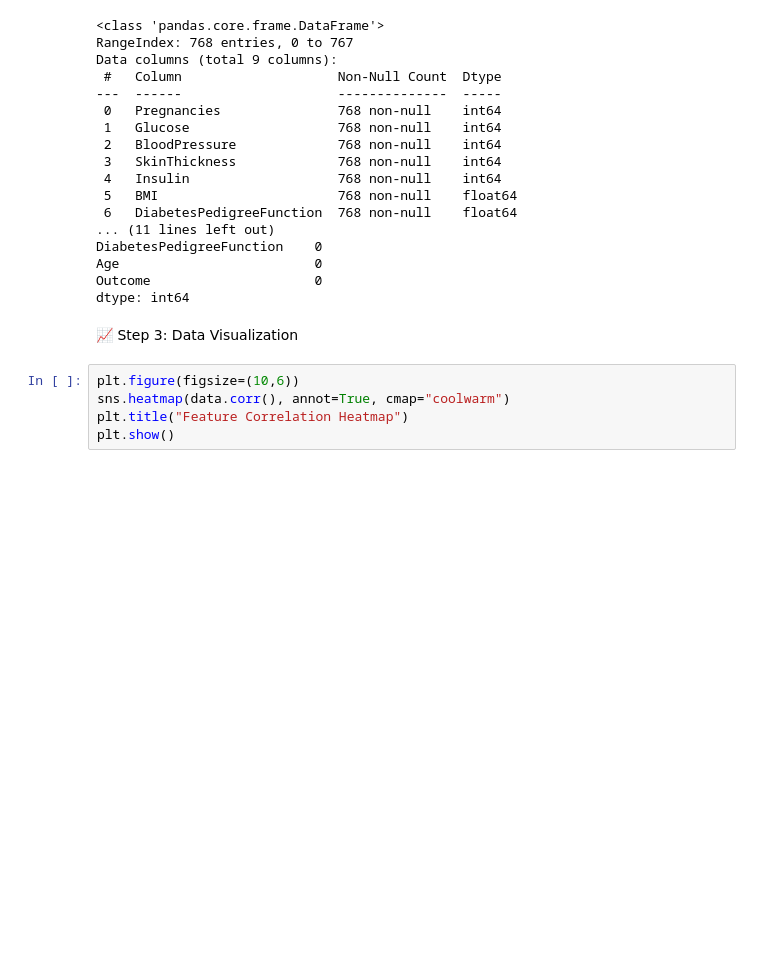
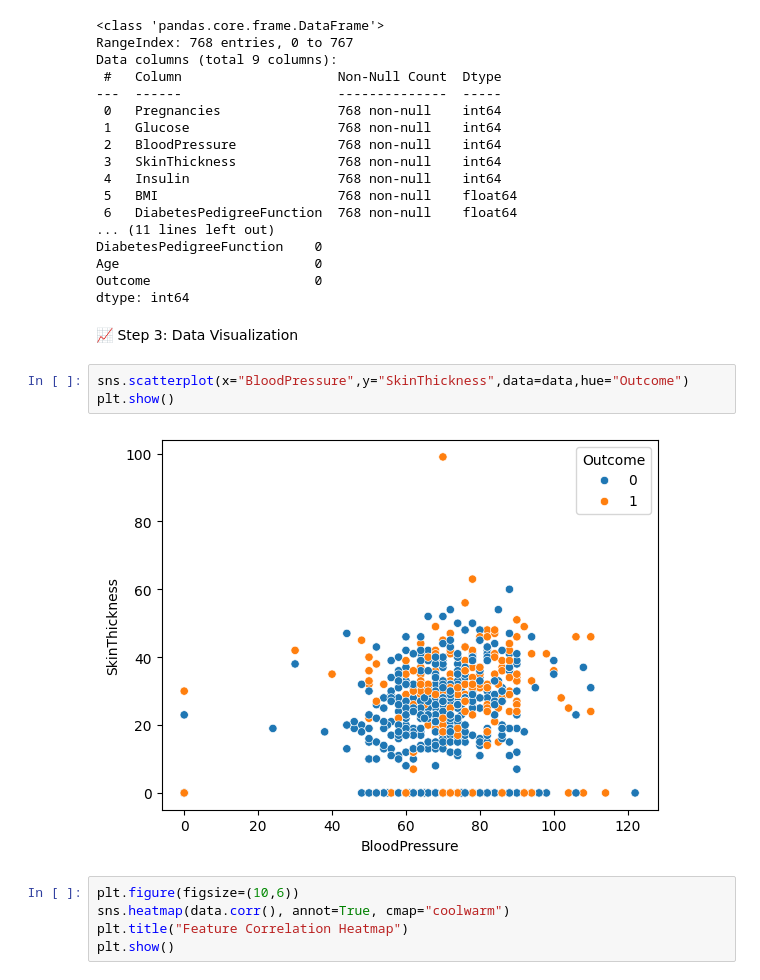
Before and after one commit to omgajipara7/Data-Science, a Jupyter notebook: Projects/Diabetes/Diabetes.ipynb, the cells around one changed output. Saved outputs shown, nothing was run; the diff lists cells and outputs as text; blank space fills up the shorter version.

```diff
--- a/Projects/Diabetes/Diabetes.ipynb
+++ b/Projects/Diabetes/Diabetes.ipynb
@@ -59,6 +60,11 @@ Outcome                     0
 dtype: int64
 # %% [markdown]
 📈 Step 3: Data Visualization
+# %%
+sns.scatterplot(x="BloodPressure",y="SkinThickness",data=data,hue="Outcome")
+plt.show()
+# %% [output]
+[figure, added]
 # %%
 plt.figure(figsize=(10,6))
 sns.heatmap(data.corr(), annot=True, cmap="coolwarm")
```
Also changed, not shown: parts of 3 cells of this notebook, 11 other files.
